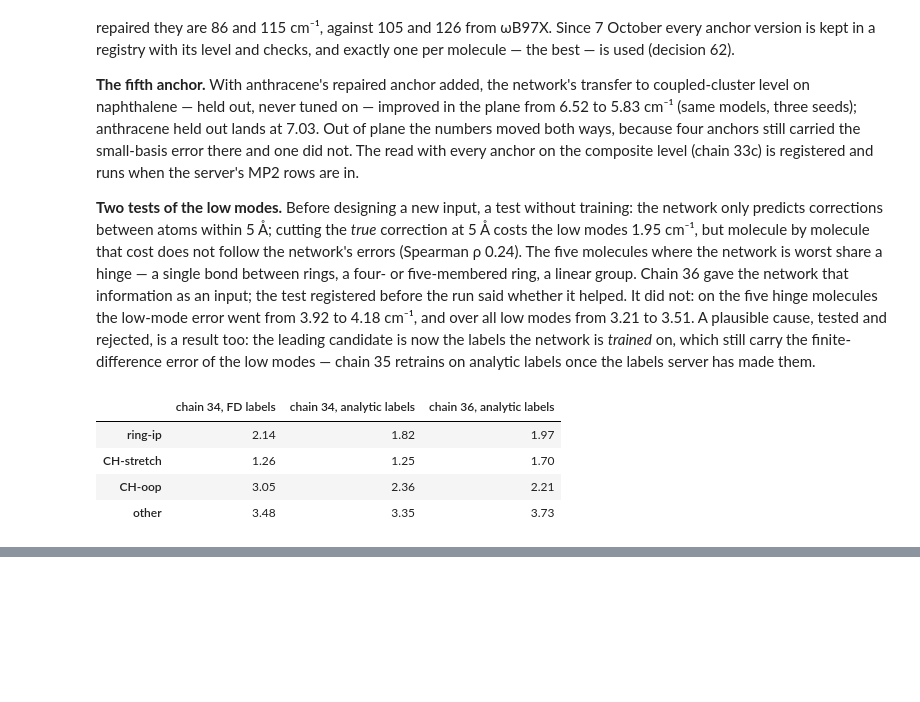
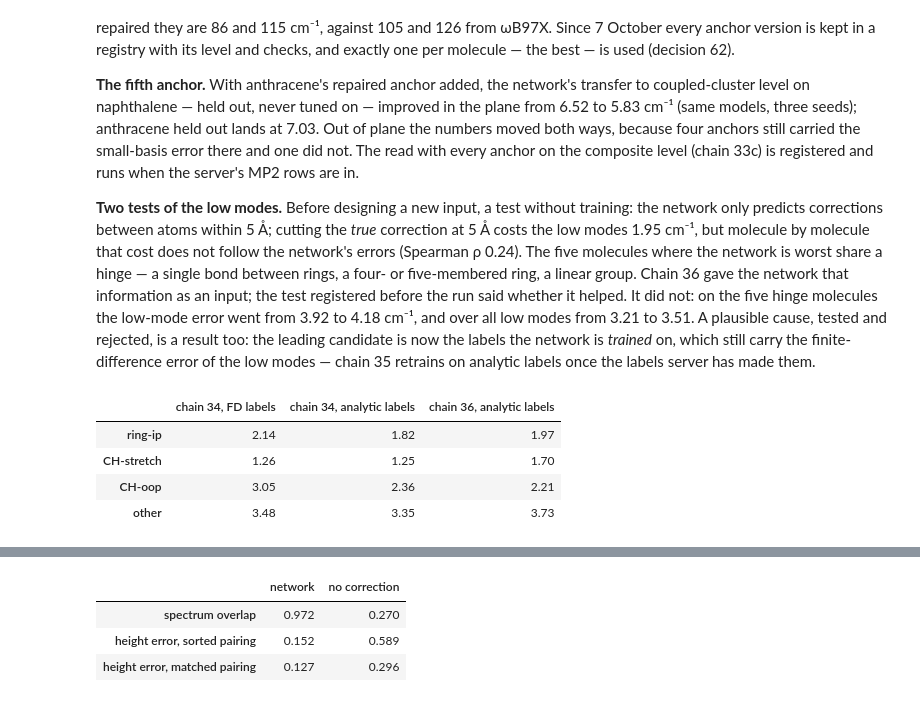
Before and after one commit to thebreadishard/udacity-capstone-plan, a Jupyter notebook: plans/05_delta-probed-ir-pipeline/modules/05_support_predictor/notebook/deep_learning.ipynb, the cells around one changed output, grey strips where cells are left out. Cells and saved outputs as stored; diff of their text form; code cells hidden in the pictures; blank space fills up the shorter version.

```diff
--- a/plans/05_delta-probed-ir-pipeline/modules/05_support_predictor/notebook/deep_learning.ipynb
+++ b/plans/05_delta-probed-ir-pipeline/modules/05_support_predictor/notebook/deep_learning.ipynb
@@ -1273,0 +1283,18 @@ display(pd.DataFrame({"chain 34, FD labels": {f: ra["record"]["a"][f] for f in F
+# %%
+# 12.6 — sorted against matched pairing, from the records of 9 October (seed means over 3 seeds, 10 molecules with an APT)
+_mt = [json.load(open(Path("..") / "out" / f"E7_rungC_chain34_eval_matched_2026-10-09_seed{s}.json", encoding="utf-8")) for s in range(3)]
+def _avg(key):
+    vals = []
+    for r in _mt:
+        pm = [v for v in r["a"]["per_molecule"].values() if v.get("spectrum_overlap") is not None]
+        vals.append(np.mean([v[key] for v in pm]))
+    return round(float(np.mean(vals)), 3)
+display(pd.DataFrame({"network": {"spectrum overlap": _avg("spectrum_overlap"), "height error, sorted pairing": _avg("intensity_rel_rms"),
+                                  "height error, matched pairing": _avg("intensity_rel_rms_matched")},
+                      "no correction": {"spectrum overlap": _avg("spectrum_overlap_zero_rule"), "height error, sorted pairing": _avg("intensity_rel_rms_zero_rule"),
+                                        "height error, matched pairing": _avg("intensity_rel_rms_zero_rule_matched")}}))
+# %% [output]
+|  | network | no correction |
+| spectrum overlap | 0.972 | 0.270 |
+| height error, sorted pairing | 0.152 | 0.589 |
+| height error, matched pairing | 0.127 | 0.296 |
```
Also changed, not shown: parts of 2 cells of this notebook, 6 other files.
